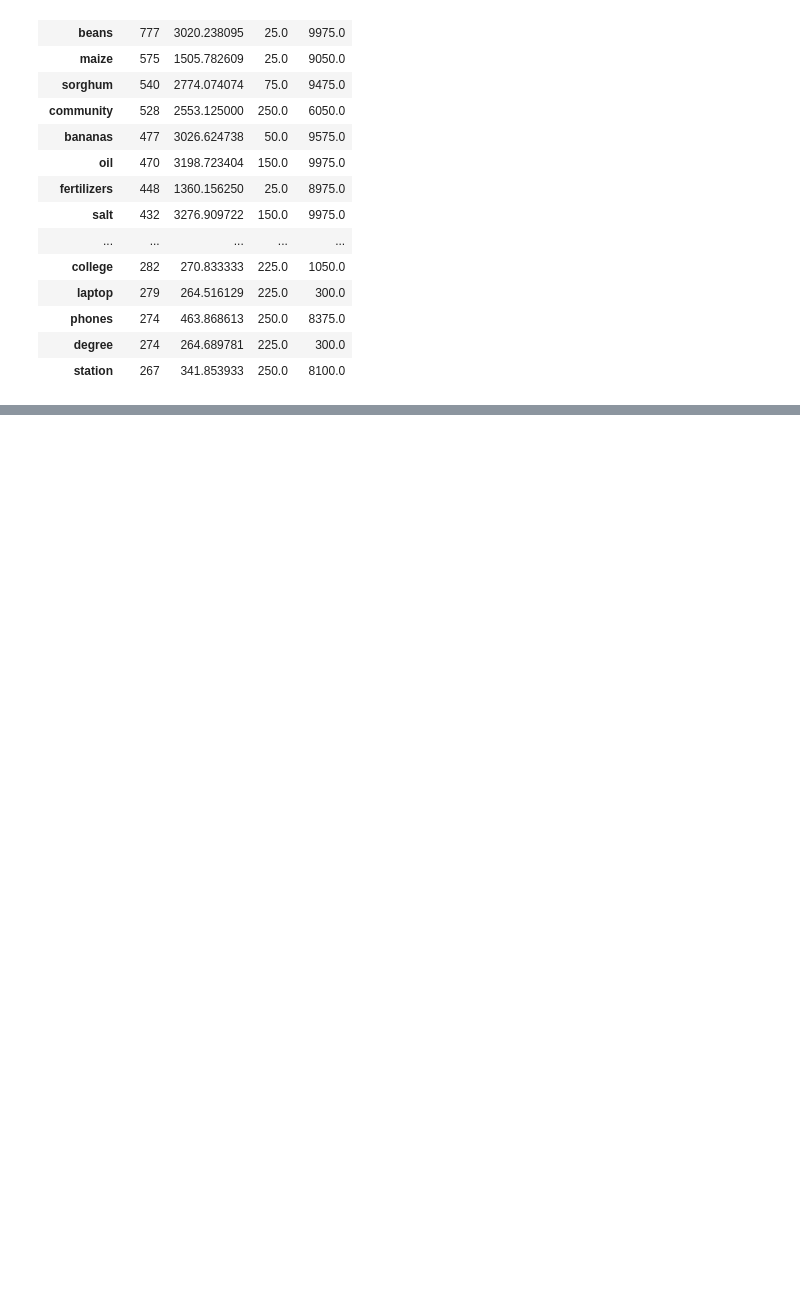
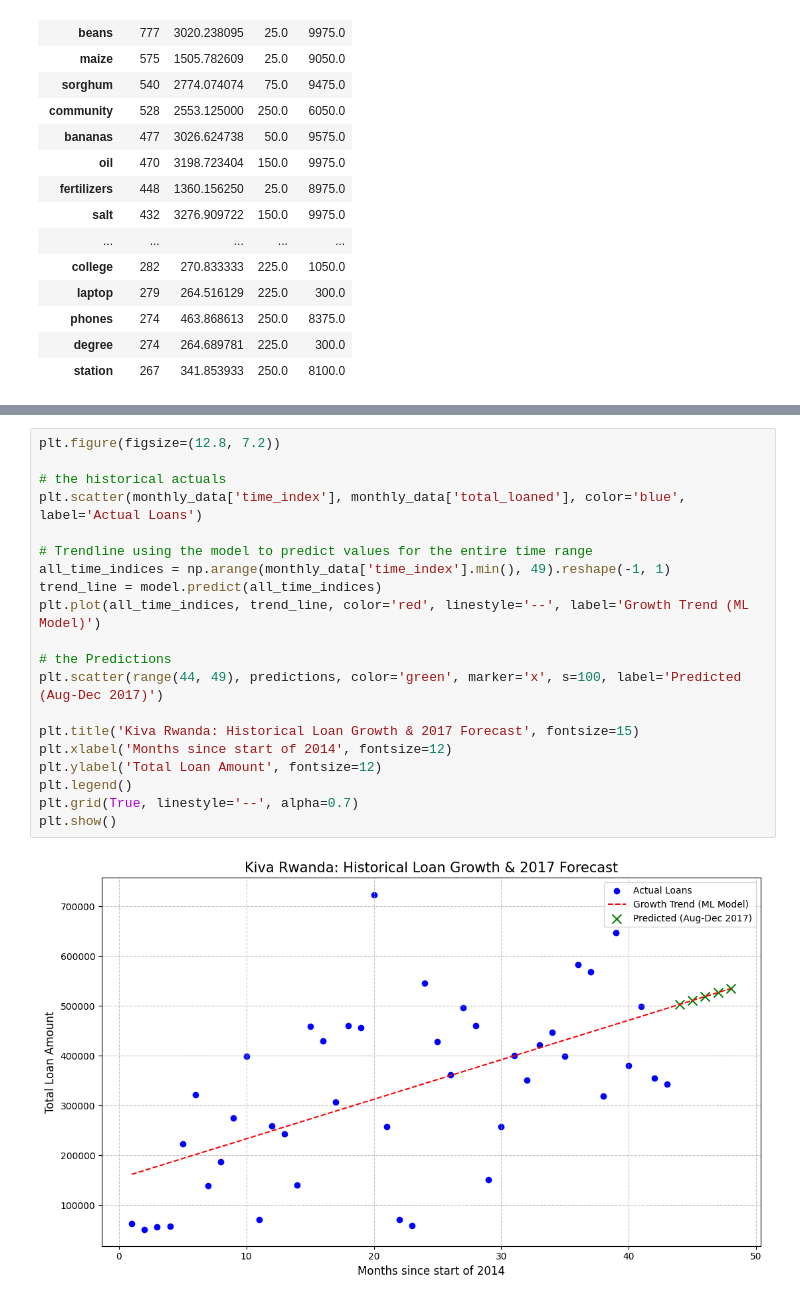
Before and after one commit to brian-seekar/Round_One, a Jupyter notebook: project.ipynb, the cells around one changed output, grey strips where cells are left out. Saved outputs shown, nothing was run; the diff lists cells and outputs as text; blank space fills up the shorter version.

```diff
--- a/project.ipynb
+++ b/project.ipynb
@@ -594,0 +574,22 @@ text_insight.head(20)
+# %%
+plt.figure(figsize=(12.8, 7.2))
+
+# the historical actuals
+plt.scatter(monthly_data['time_index'], monthly_data['total_loaned'], color='blue', label='Actual Loans')
+
+# Trendline using the model to predict values for the entire time range
+all_time_indices = np.arange(monthly_data['time_index'].min(), 49).reshape(-1, 1)
+trend_line = model.predict(all_time_indices)
+plt.plot(all_time_indices, trend_line, color='red', linestyle='--', label='Growth Trend (ML Model)')
+
+# the Predictions
+plt.scatter(range(44, 49), predictions, color='green', marker='x', s=100, label='Predicted (Aug-Dec 2017)')
+
+plt.title('Kiva Rwanda: Historical Loan Growth & 2017 Forecast', fontsize=15)
+plt.xlabel('Months since start of 2014', fontsize=12)
+plt.ylabel('Total Loan Amount', fontsize=12)
+plt.legend()
+plt.grid(True, linestyle='--', alpha=0.7)
+plt.show()
+# %% [output]
+[figure, added]
```
Also changed, not shown: parts of 8 cells of this notebook.
